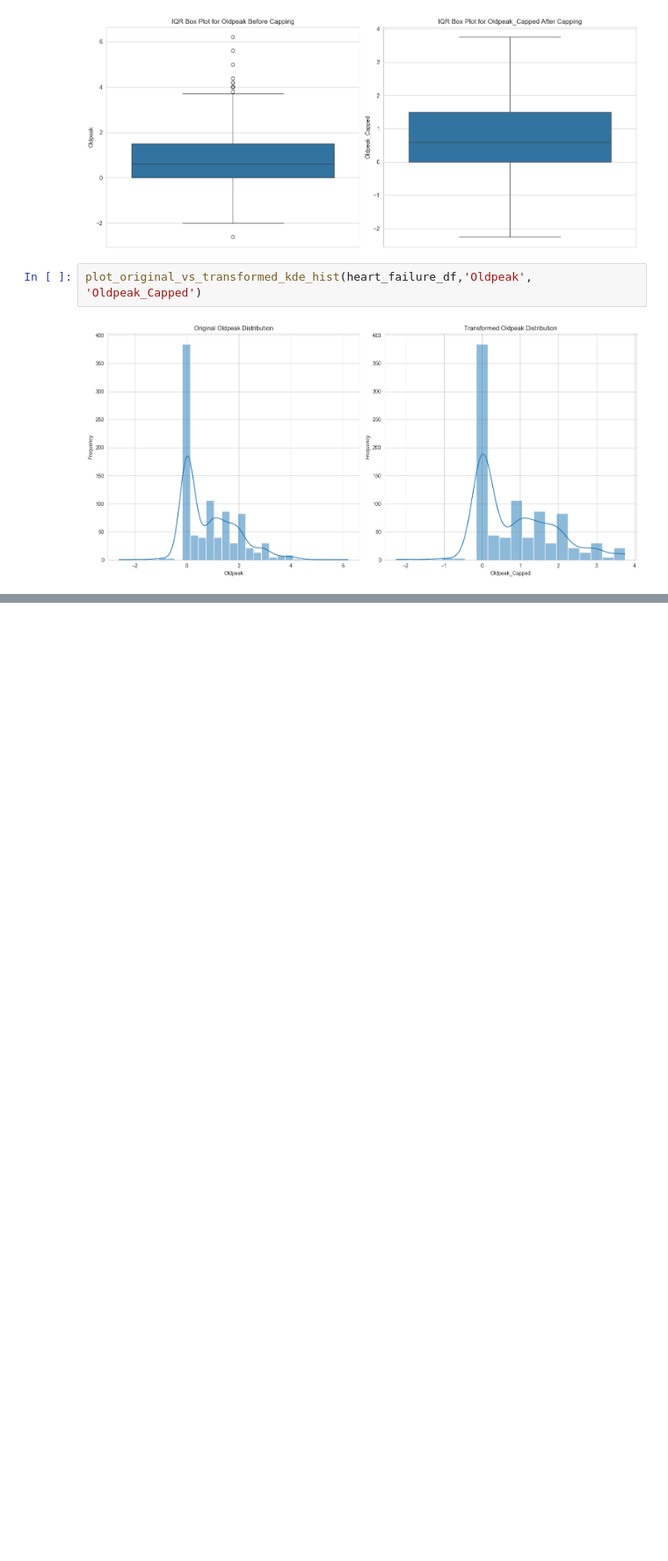
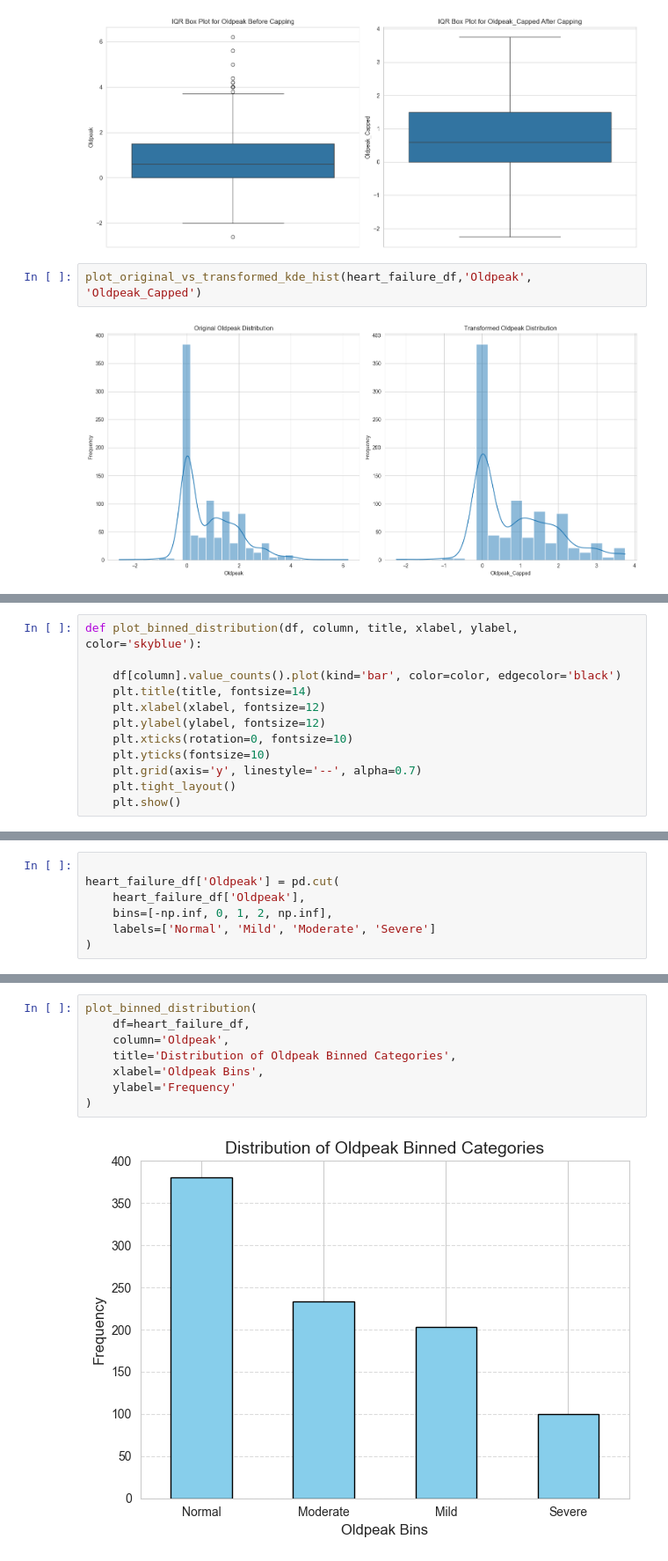
Before and after one commit to AdhamAllamx/Heart_Failure_Prediction, a Jupyter notebook: Machine_Learning_Project.ipynb, the cells around one changed output, grey strips where cells are left out. Shown at 88% size. Cells and saved outputs as stored; diff of their text form; blank space fills up the shorter version.

```diff
--- a/Machine_Learning_Project.ipynb
+++ b/Machine_Learning_Project.ipynb
@@ -783,0 +844,12 @@ Number of outliers detected: 177 (19.281%)
+# %%
+def plot_binned_distribution(df, column, title, xlabel, ylabel, color='skyblue'):
+
+    df[column].value_counts().plot(kind='bar', color=color, edgecolor='black')
+    plt.title(title, fontsize=14)
+    plt.xlabel(xlabel, fontsize=12)
+    plt.ylabel(ylabel, fontsize=12)
+    plt.xticks(rotation=0, fontsize=10)
+    plt.yticks(fontsize=10)
+    plt.grid(axis='y', linestyle='--', alpha=0.7)
+    plt.tight_layout()
+    plt.show()
@@ -783,0 +876,7 @@ Number of outliers detected: 177 (19.281%)
+# %%
+
+heart_failure_df['Oldpeak'] = pd.cut(
+    heart_failure_df['Oldpeak'],
+    bins=[-np.inf, 0, 1, 2, np.inf],
+    labels=['Normal', 'Mild', 'Moderate', 'Severe']
+)
@@ -783,0 +892,10 @@ Number of outliers detected: 177 (19.281%)
+# %%
+plot_binned_distribution(
+    df=heart_failure_df,
+    column='Oldpeak',
+    title='Distribution of Oldpeak Binned Categories',
+    xlabel='Oldpeak Bins',
+    ylabel='Frequency'
+)
+# %% [output]
+[figure, added]
```
Also changed, not shown: parts of 56 cells of this notebook.
